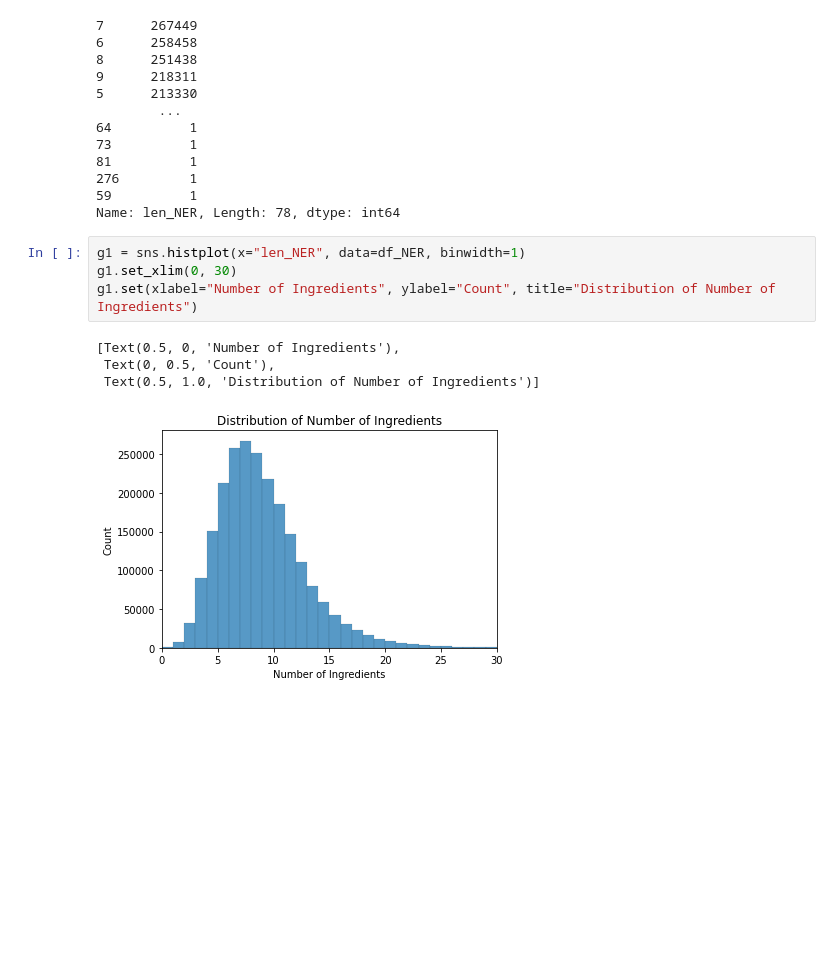
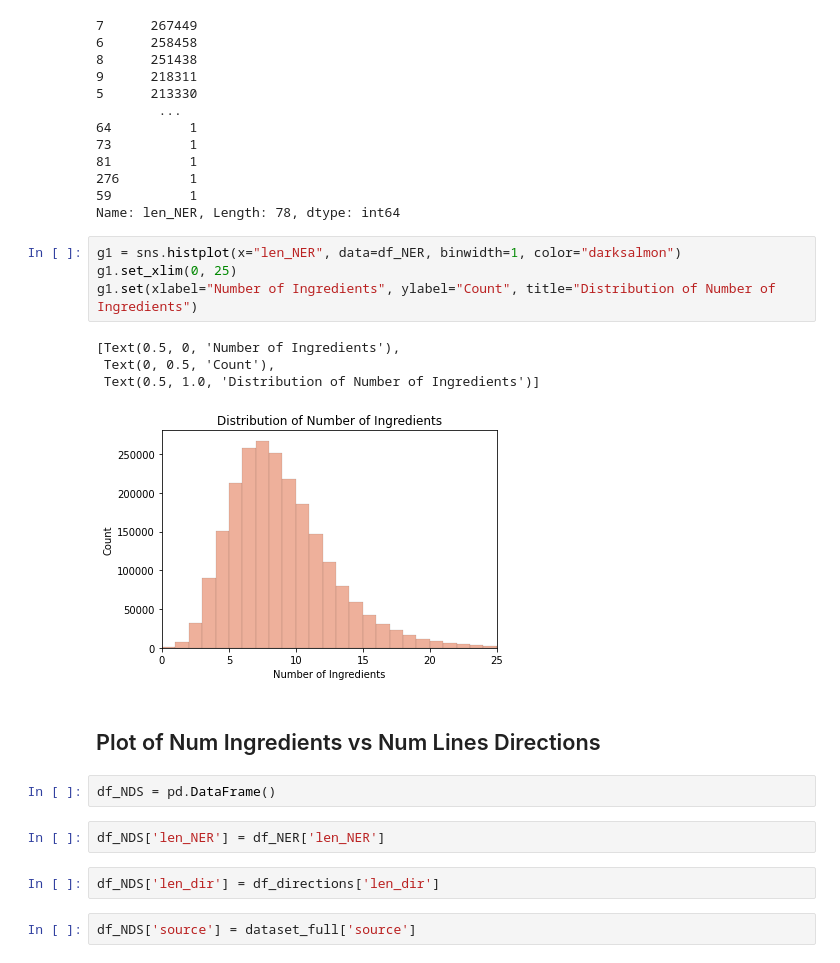
Before and after one commit to mobrien829/capstone-nlp-project, a Jupyter notebook: Tam/Recipe EDA.ipynb, the cells around one changed output. Cells and saved outputs as stored; diff of their text form; blank space fills up the shorter version.

```diff
--- a/Tam/Recipe EDA.ipynb
+++ b/Tam/Recipe EDA.ipynb
@@ -168,11 +169,21 @@ df_NER.len_NER.value_counts()
 59          1
 Name: len_NER, Length: 78, dtype: int64
 # %%
-g1 = sns.histplot(x="len_NER", data=df_NER, binwidth=1)
-g1.set_xlim(0, 30)
+g1 = sns.histplot(x="len_NER", data=df_NER, binwidth=1, color="darksalmon")
+g1.set_xlim(0, 25)
 g1.set(xlabel="Number of Ingredients", ylabel="Count", title="Distribution of Number of Ingredients")
 # %% [output]
 [Text(0.5, 0, 'Number of Ingredients'),
  Text(0, 0.5, 'Count'),
  Text(0.5, 1.0, 'Distribution of Number of Ingredients')]
-[figure, old version]
+[figure, new version]
+# %% [markdown]
+## Plot of Num Ingredients vs Num Lines Directions
+# %%
+df_NDS = pd.DataFrame()
+# %%
+df_NDS['len_NER'] = df_NER['len_NER']
+# %%
+df_NDS['len_dir'] = df_directions['len_dir']
+# %%
+df_NDS['source'] = dataset_full['source']
```
Also changed, not shown: parts of 9 cells of this notebook, 1 other file.
